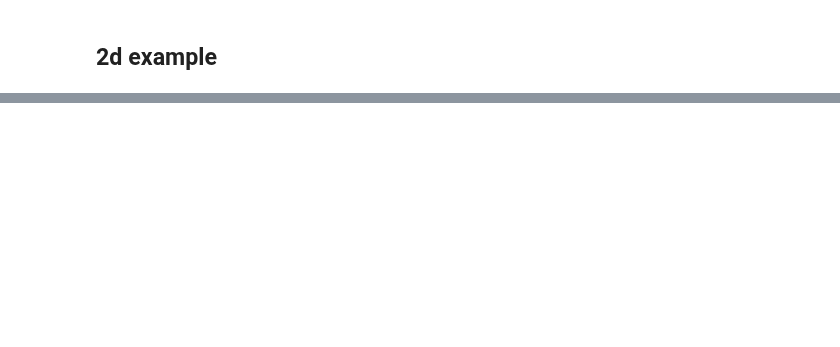
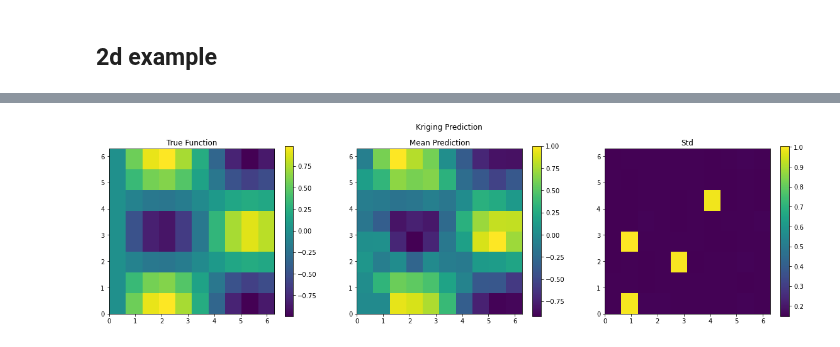
Before and after one commit to elizavetasemenova/prob-epi, a Jupyter notebook: 15_geostatistics.ipynb, the cells around one changed output, grey strips where cells are left out. Cells and saved outputs as stored; diff of their text form; code cells hidden in the pictures; blank space fills up the shorter version.

Commit message:
kriging 2d

```diff
--- a/15_geostatistics.ipynb
+++ b/15_geostatistics.ipynb
@@ -445,0 +344,18 @@ IndexError: index 4 is out of bounds for axis 0 with size 4
+# %%
+# ATTENTION: this cell might take a while to run
+
+nuts_kernel = NUTS(model)
+mcmc = MCMC(nuts_kernel, num_samples=10000, num_warmup=2000, num_chains=2, chain_method='parallel', progress_bar=False)
+mcmc.run(jax.random.PRNGKey(42), jnp.array(x_2d), jnp.array(obs_idx), jnp.array(y_obs))
+# %%
+# Print summary statistics of posterior
+mcmc.print_summary()
+
+# Get the posterior samples
+posterior_samples = mcmc.get_samples()
+f_posterior = posterior_samples['f']
+
+# Calculate mean and standard deviation
+f_mean = jnp.mean(f_posterior, axis=0)
+#f_hpdi = hpdi(f_posterior, 0.90)
+f_std = jnp.std(f_posterior, axis=0)
@@ -445,0 +380,37 @@ IndexError: index 4 is out of bounds for axis 0 with size 4
+# %%
+# Reshape mean and HPDI arrays to match the grid shape
+f_mean_2d = f_mean.reshape(xx.shape)
+f_std_2d  = f_std.reshape(xx.shape)
+#f_hpdi_2d = f_hpdi.reshape((2, *xx.shape))
+
+# Plotting
+plt.figure(figsize=(20, 5))
+
+# Plot true function
+plt.subplot(1, 3, 1)
+plt.imshow(f_true, extent=(0, 2*np.pi, 0, 2*np.pi), origin='lower', cmap='viridis')
+plt.colorbar()
+plt.title('True Function')
+
+# Plot mean prediction
+plt.subplot(1, 3, 2)
+plt.imshow(f_mean_2d, extent=(0, 2*np.pi, 0, 2*np.pi), origin='lower', cmap='viridis')
+plt.colorbar()
+plt.title('Mean Prediction')
+
+# Plot difference between high and low HPDI
+#hpdi_diff = f_hpdi_2d[1] - f_hpdi_2d[0]
+plt.subplot(1, 3, 3)
+plt.imshow(f_std_2d, extent=(0, 2*np.pi, 0, 2*np.pi), origin='lower', cmap='viridis')
+plt.colorbar()
+plt.title('Std')
+
+# Adding common legend
+#plt.tight_layout(rect=[0, 0, 0.95, 0.95])
+#cbar_ax = plt.gcf().add_axes([0.97, 0.15, 0.02, 0.7])
+#plt.colorbar(cax=cbar_ax, label='f(x, y)')
+
+plt.suptitle('Kriging Prediction')
+plt.show()
+# %% [output]
+[figure, added]
```
Also changed, not shown: parts of 40 cells of this notebook.
